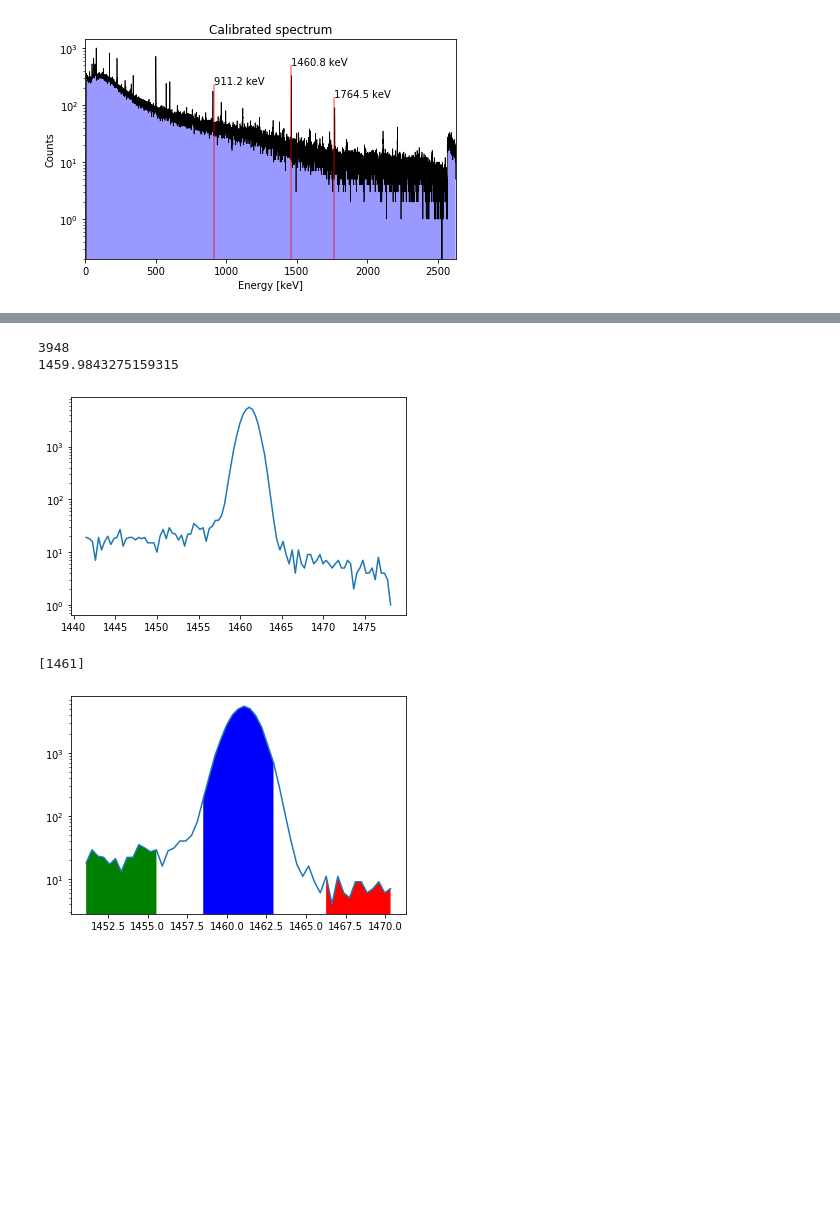
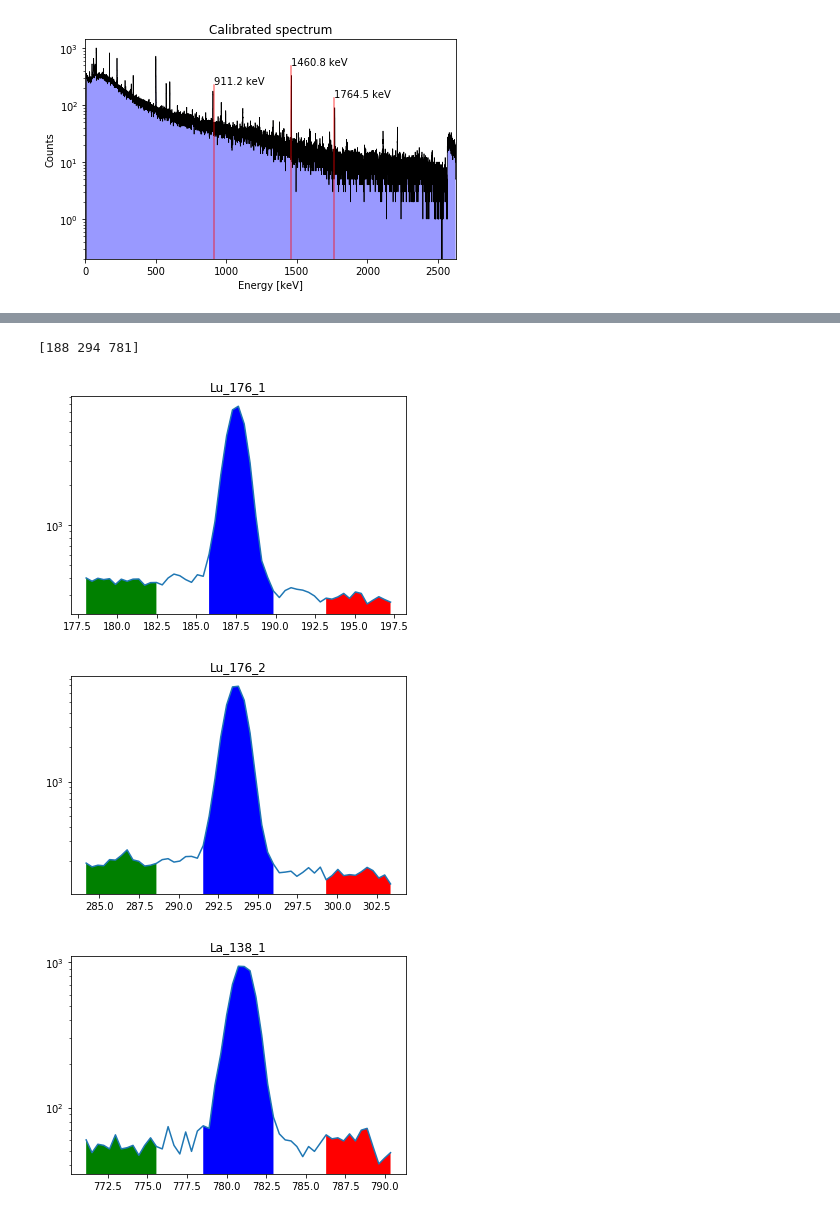
Before and after one commit to bearing/radwatch-analysis, a Jupyter notebook: eff_test_ruiqi1.ipynb, the cells around one changed output, grey strips where cells are left out. Saved outputs shown, nothing was run; the diff lists cells and outputs as text; code cells hidden in the pictures; blank space fills up the shorter version.

```diff
--- a/eff_test_ruiqi1.ipynb
+++ b/eff_test_ruiqi1.ipynb
@@ -130,9 +183,13 @@ fit channels: [2827.5 4560.5 5518.5]
 [figure]
 [figure]
 # %%
-#Find Lu-176
-source_isotopes = np.array(['Lu_176_1','Lu_176_2']); #get counts under the peak subtrack the background
-source_energies = np.array([201.83,306.78]);
-source_activities = np.array([1]);
-branching_ratio = np.array([1]);
+#Find Lu-176, La-138, K-40
+source_isotopes = np.array(['Lu_176_1','Lu_176_2',
+                            'La_138_1']); #get counts under the peak subtrack the background
+source_energies1 = np.array([186,294,
+                           782]);
+source_activities1 = np.array([454.09,454.09,
+                             454.09]);#Bq/L
+branching_ratio1 = np.array([0.86,0.94,
+                           0.34]);
 # %%
@@ -403,56 +210,7 @@ K_40 ROI result: ([29608.465347635083], [173.2745232171009])
-# %%
-K_40_idx1 = f_near(energies,source_energies[0])
-print(K_40_idx1)
-print(energies[K_40_idx1])
-roi_low = K_40_idx1 - 50
-roi_high = K_40_idx1 + 50
-
-#slice the counts array: select counts[starts-index:stop-index]
-plot_counts = counts[roi_low:roi_high]
-plot_energies = energies[roi_low:roi_high]
-
-#print(len(counts))
-#print(len(plot_counts))
-
-plt.plot(plot_energies,plot_counts)
-plt.yscale('log')
-# %% [output]
-3948
-1459.9843275159315
-[figure, removed]
-# %%
-roi.find_peak_energies()
-print(roi.target_peaks)
-# %% [output]
-[1461]
-# %%
-roi_low_bins,roi_peak_bins,roi_high_bins = roi.get_roi_windows(roi.target_peaks[0])
-rlow = roi_low_bins[0][0]
-rhi = roi_high_bins[0][-1]
-plot_counts = counts[rlow:rhi]
-plot_energies = energies[rlow:rhi]
-
-rlow = roi_low_bins[0][0]
-rhi = roi_low_bins[0][-1]
-low_counts = counts[rlow:rhi]
-low_energies = energies[rlow:rhi]
-
-rlow = roi_high_bins[0][0]
-rhi = roi_high_bins[0][-1]
-high_counts = counts[rlow:rhi]
-high_energies = energies[rlow:rhi]
-
-rlow = roi_peak_bins[0][0]
-rhi = roi_peak_bins[0][-1]
-peak_counts = counts[rlow:rhi]
-peak_energies = energies[rlow:rhi]
-
-fig,ax = plt.subplots()
-ax.plot(plot_energies,plot_counts)
-
-ax.fill_between(low_energies,0,low_counts,facecolor = 'green',interpolate=True)
-ax.fill_between(high_energies,0,high_counts,facecolor = 'red',interpolate=True)
-ax.fill_between(peak_energies,0,peak_counts,facecolor = 'blue',interpolate=True)
-ax.set_yscale('log')
-# %% [output]
-[figure, removed]
+# %%
+plot_peak_region(spectrum,source_energies1)
+# %% [output]
+[188 294 781]
+[figure, added]
+[figure, added]
+[figure, added]
```
Also changed, not shown: parts of 24 cells of this notebook, 1 other file.
